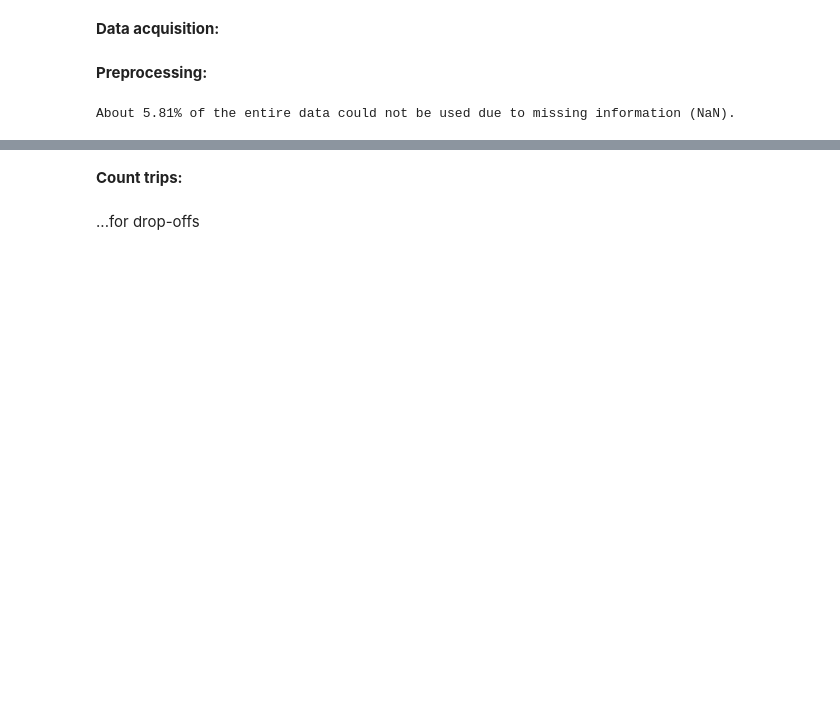
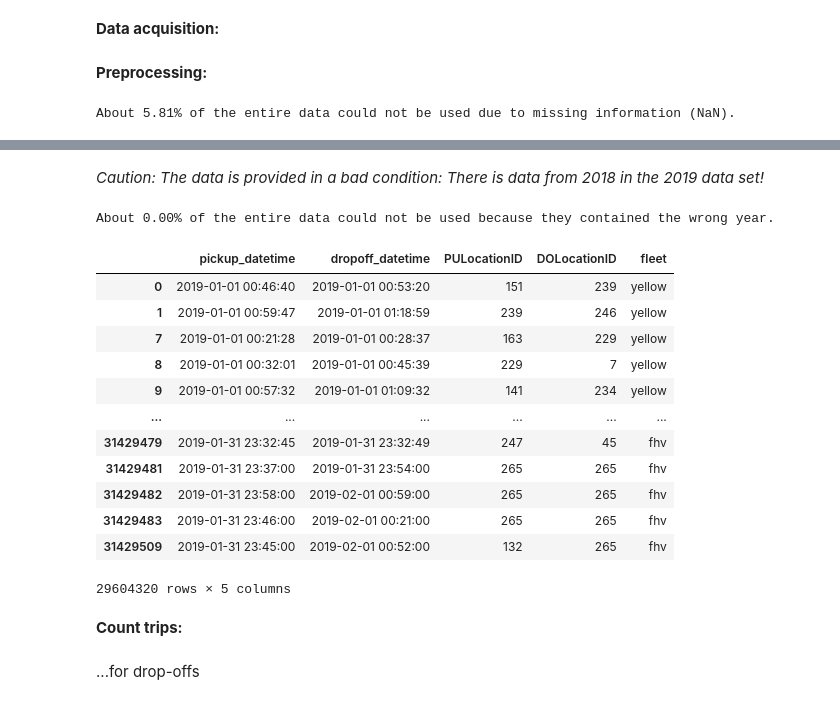
Before and after one commit to nilsriekers/data-literacy-project, a Jupyter notebook: exp/exp204_Visualization_Tests.ipynb, the cells around one changed output, grey strips where cells are left out. Saved outputs shown, nothing was run; the diff lists cells and outputs as text; code cells hidden in the pictures; blank space fills up the shorter version.

Commit message:
Extended visualization experiment * Demonstrate how to use keep_correct_year() * Easy and fast way to count the number of trips (one-liner)

```diff
--- a/exp/exp204_Visualization_Tests.ipynb
+++ b/exp/exp204_Visualization_Tests.ipynb
@@ -35,3 +45,26 @@ About 5.81% of the entire data could not be used due to missing information (NaN
+# %% [markdown]
+_Caution: The data is provided in a bad condition: There is data from 2018 in the 2019 data set!_
+# %%
+# Remove wrong years from data set
+df_taxi_2019_01 = keep_correct_year(df_taxi_2019_01, 2019)
+# %% [output]
+About 0.00% of the entire data could not be used because they contained the wrong year.
+# %%
+df_taxi_2019_01
+# %% [output]
+|  | pickup_datetime | dropoff_datetime | PULocationID | DOLocationID | fleet |
+| 0 | 2019-01-01 00:46:40 | 2019-01-01 00:53:20 | 151 | 239 | yellow |
+| 1 | 2019-01-01 00:59:47 | 2019-01-01 01:18:59 | 239 | 246 | yellow |
+| 7 | 2019-01-01 00:21:28 | 2019-01-01 00:28:37 | 163 | 229 | yellow |
+| 8 | 2019-01-01 00:32:01 | 2019-01-01 00:45:39 | 229 | 7 | yellow |
+| 9 | 2019-01-01 00:57:32 | 2019-01-01 01:09:32 | 141 | 234 | yellow |
+| ... | ... | ... | ... | ... | ... |
+| 31429479 | 2019-01-31 23:32:45 | 2019-01-31 23:32:49 | 247 | 45 | fhv |
+| 31429481 | 2019-01-31 23:37:00 | 2019-01-31 23:54:00 | 265 | 265 | fhv |
+| 31429482 | 2019-01-31 23:58:00 | 2019-02-01 00:59:00 | 265 | 265 | fhv |
+| 31429483 | 2019-01-31 23:46:00 | 2019-02-01 00:21:00 | 265 | 265 | fhv |
+| 31429509 | 2019-01-31 23:45:00 | 2019-02-01 00:52:00 | 132 | 265 | fhv |
+29604320 rows × 5 columns
 # %% [markdown]
 **Count trips:**
 # %% [markdown]
```
Also changed, not shown: parts of 8 cells of this notebook, 1 other file.
